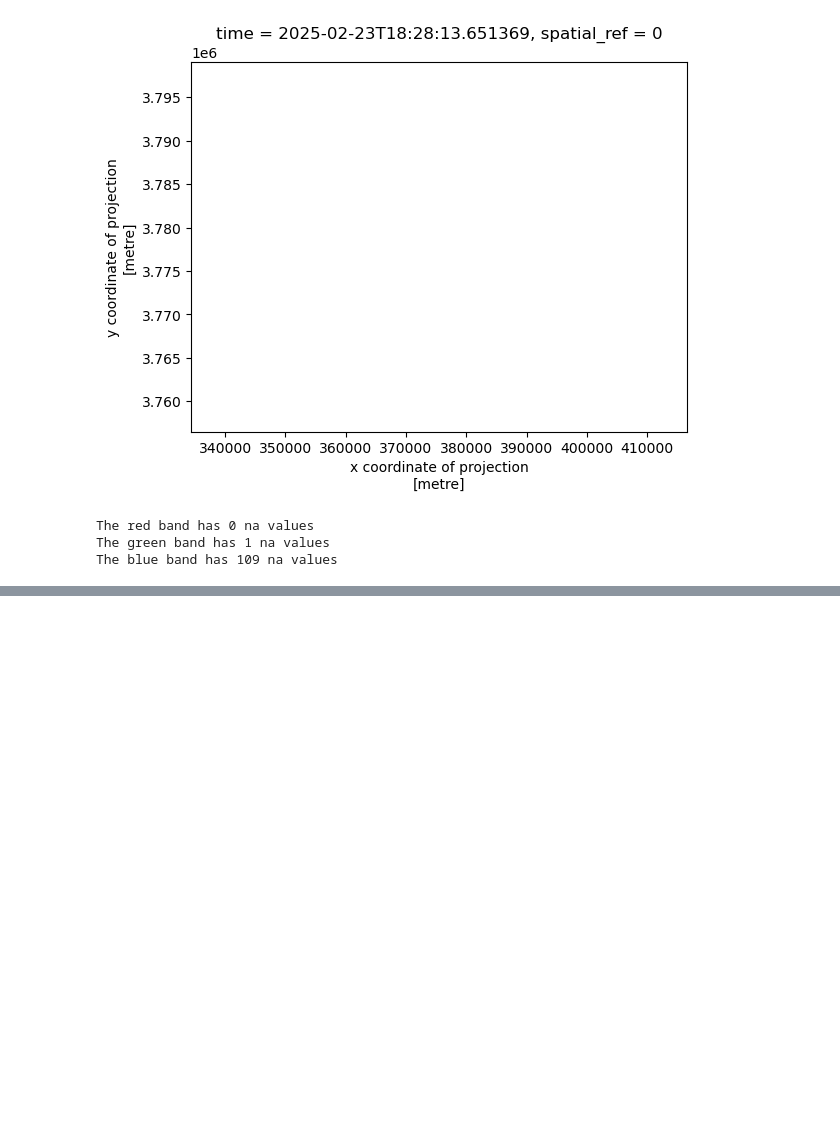
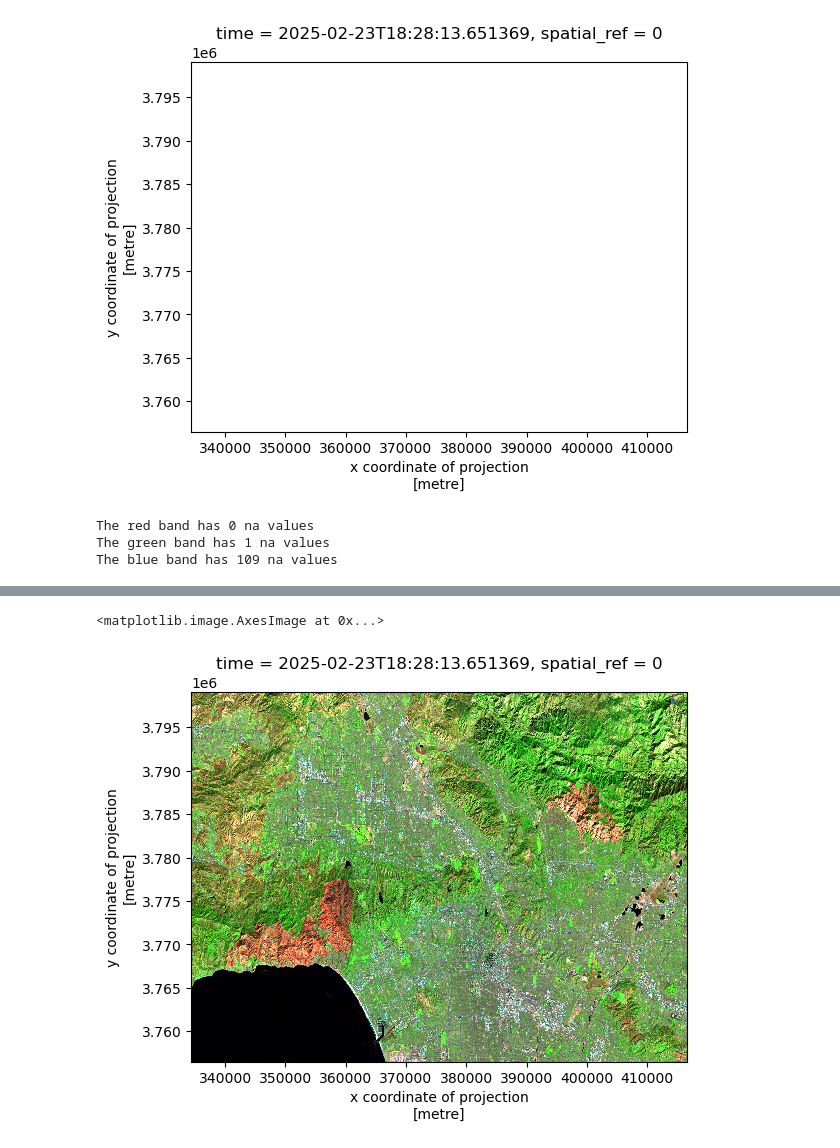
Before and after one commit to petervitale910/eds220-hwk4, a Jupyter notebook: hwk4-task2-false-color-Vitale.ipynb, the cells around one changed output, grey strips where cells are left out. Saved outputs shown, nothing was run; the diff lists cells and outputs as text; code cells hidden in the pictures; blank space fills up the shorter version.

```diff
--- a/hwk4-task2-false-color-Vitale.ipynb
+++ b/hwk4-task2-false-color-Vitale.ipynb
@@ -152,0 +193,6 @@ The blue band has 109 na values
+# %%
+# This plotting code is very similar to the other, but we are selecting bands
+netcdf[['swir22', 'nir08', 'red']].to_array().plot.imshow(robust = True) # Note! No Na's are present
+# %% [output]
+<matplotlib.image.AxesImage at 0x...>
+[figure, added]
```
Also changed, not shown: parts of 15 cells of this notebook, 1 other file.
